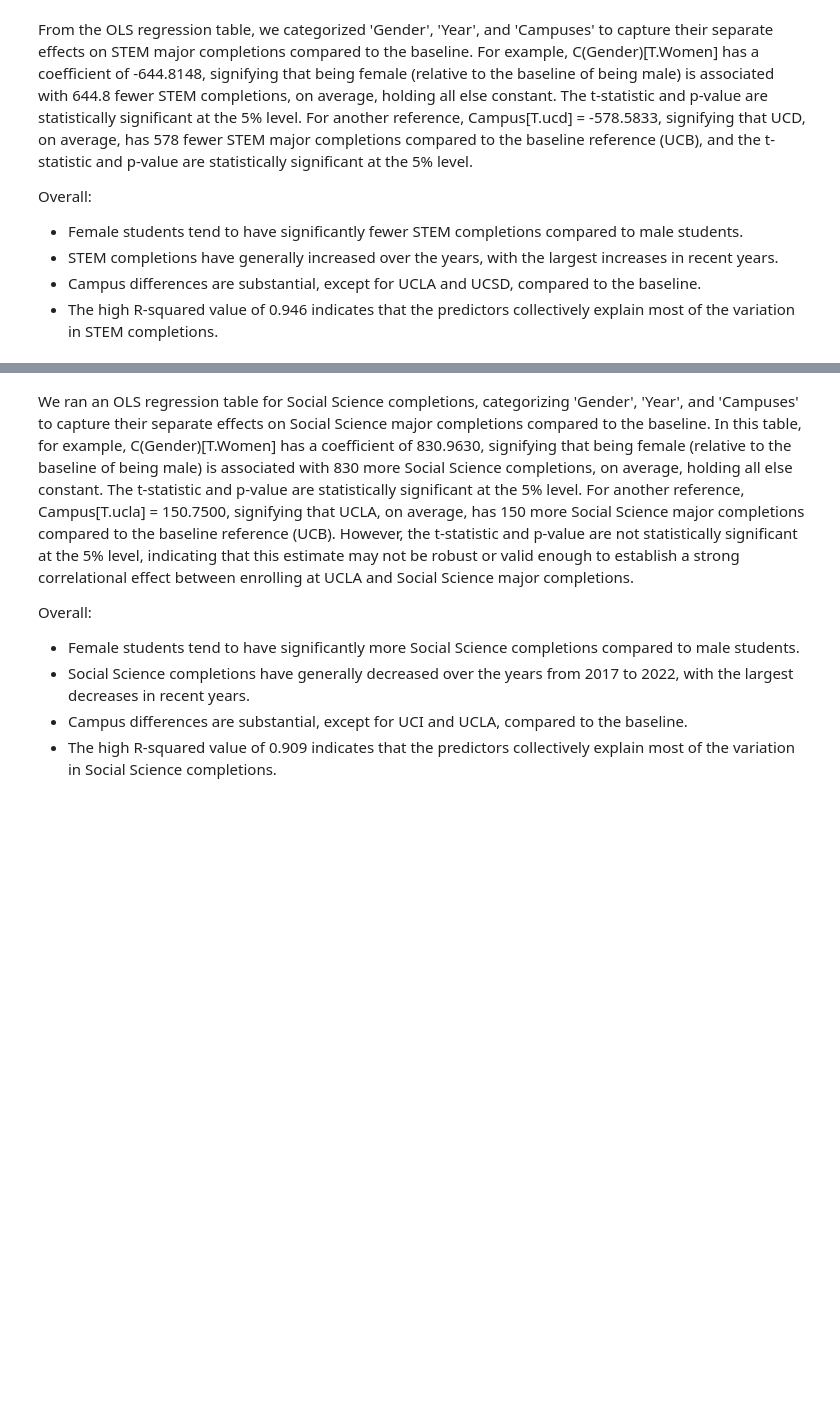
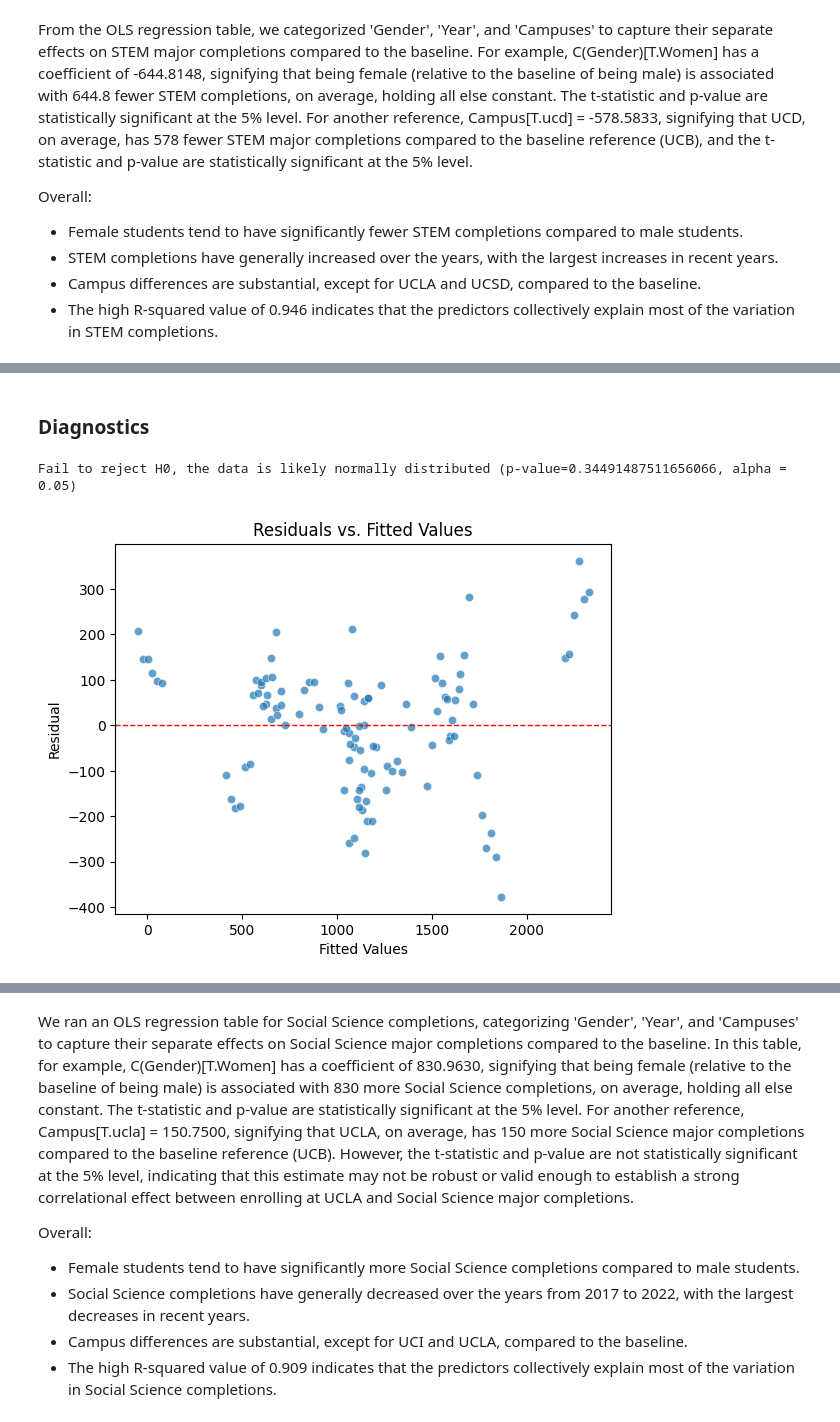
Before and after one commit to amelialei/UC-CS-Analysis, a Jupyter notebook: MATH189_final_project.ipynb, the cells around one changed output, grey strips where cells are left out. Cells and saved outputs as stored; diff of their text form; code cells hidden in the pictures; blank space fills up the shorter version.

```diff
--- a/MATH189_final_project.ipynb
+++ b/MATH189_final_project.ipynb
@@ -894,0 +936,10 @@ See the caveats in the documentation: https://pandas.pydata.org/pandas-docs/stab
+# %% [markdown]
+### Diagnostics
+# %%
+normality(model_ss)
+# %% [output]
+Fail to reject H0, the data is likely normally distributed (p-value=0.34491487511656066, alpha = 0.05)
+# %%
+hetro_and_linear(model_ss)
+# %% [output]
+[figure, added]
```
Also changed, not shown: parts of 19 cells of this notebook.
